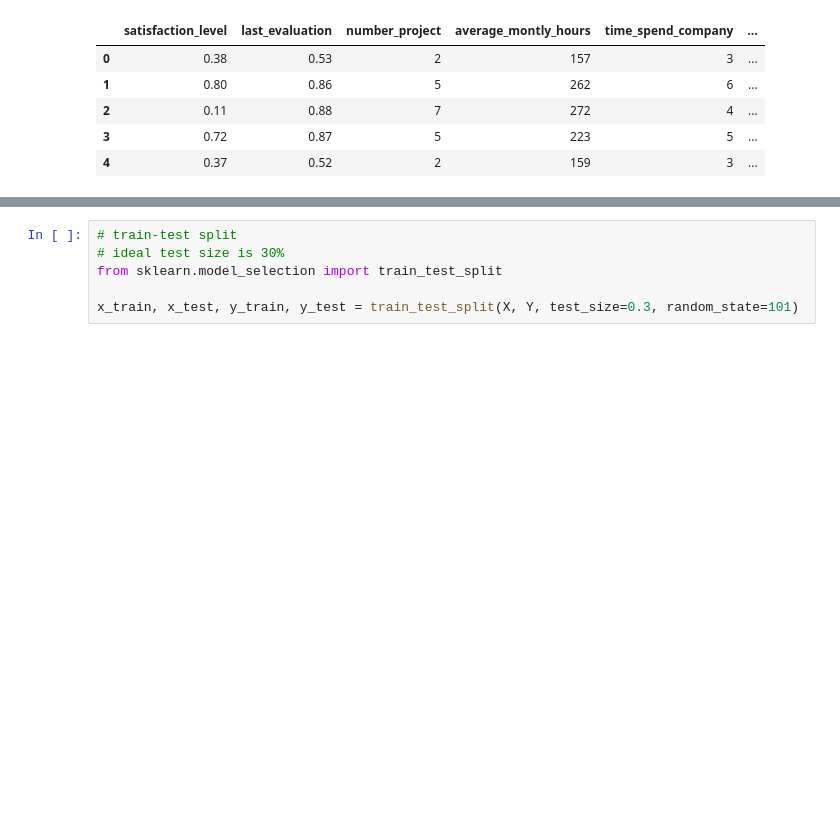
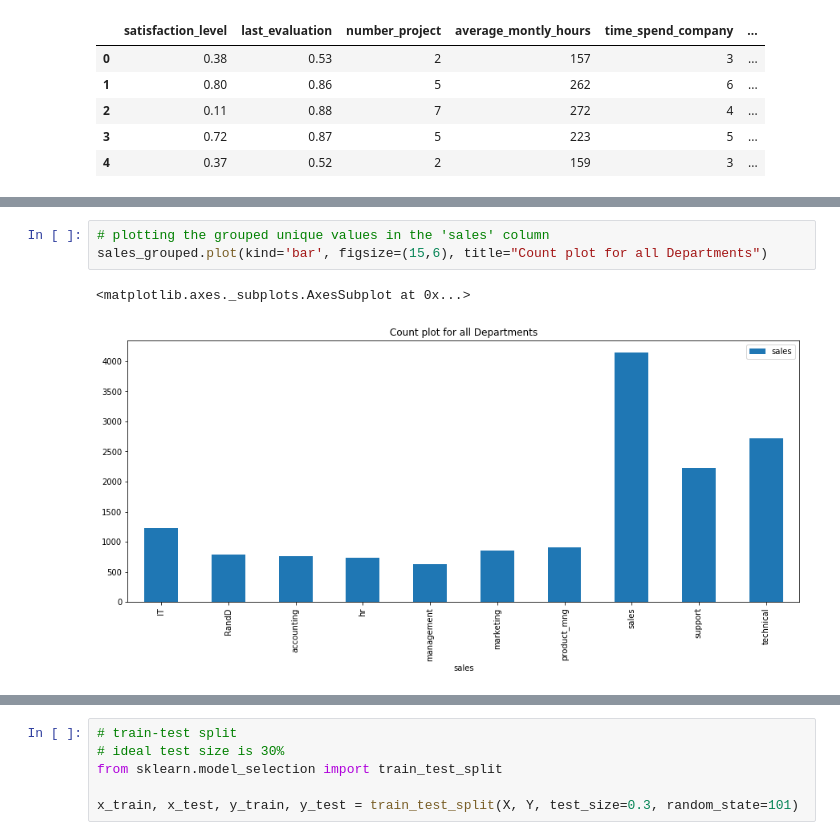
Before and after one commit to swainshashwat/Human-Resources-Analytics-Prediction, a Jupyter notebook: hr_analytics_kaggle.ipynb, the cells around one changed output, grey strips where cells are left out. Saved outputs shown, nothing was run; the diff lists cells and outputs as text; blank space fills up the shorter version.

```diff
--- a/hr_analytics_kaggle.ipynb
+++ b/hr_analytics_kaggle.ipynb
@@ -158,0 +296,6 @@ sns.pairplot(df_new, hue='left')
+# %%
+# plotting the grouped unique values in the 'sales' column
+sales_grouped.plot(kind='bar', figsize=(15,6), title="Count plot for all Departments")
+# %% [output]
+<matplotlib.axes._subplots.AxesSubplot at 0x...>
+[figure, added]
```
Also changed, not shown: parts of 76 cells of this notebook, 8 other files.
